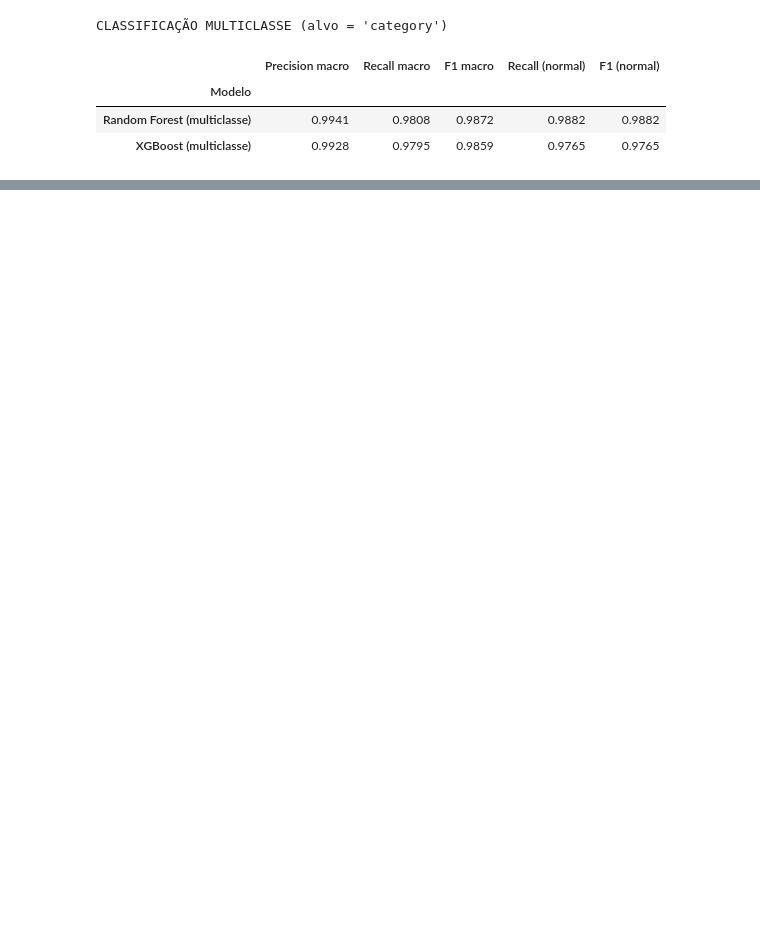
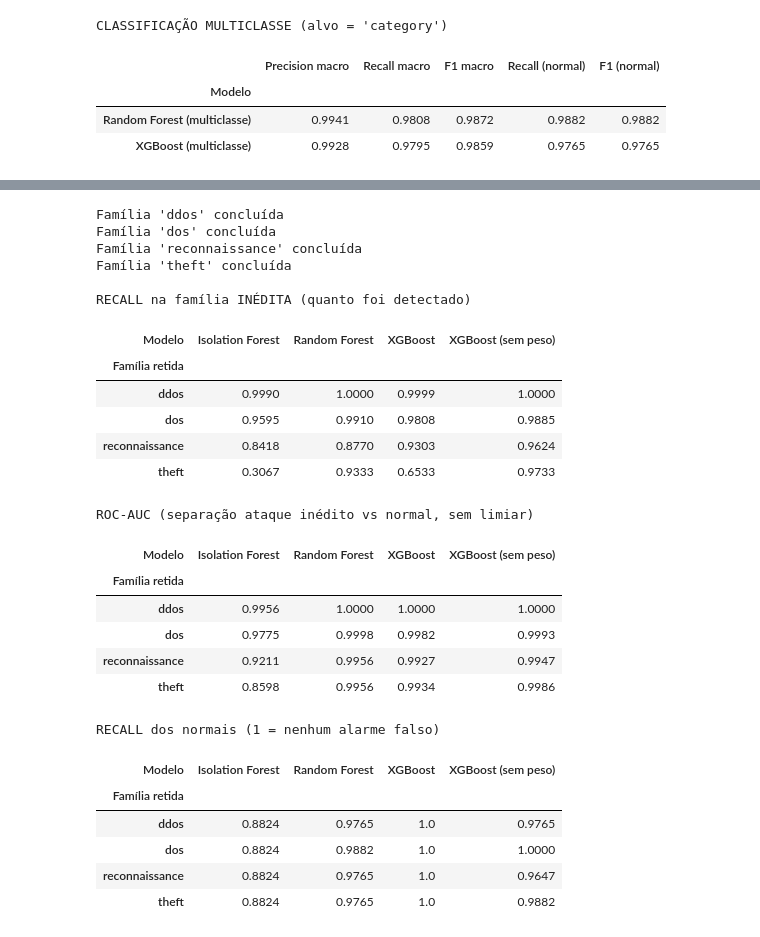
Before and after one commit to KauaLQ/cyber-sentinel, a Jupyter notebook: IoT/main.ipynb, the cells around one changed output, grey strips where cells are left out. Saved outputs shown, nothing was run; the diff lists cells and outputs as text; code cells hidden in the pictures; blank space fills up the shorter version.

```diff
--- a/IoT/main.ipynb
+++ b/IoT/main.ipynb
@@ -700,0 +967,16 @@ CLASSIFICAÇÃO MULTICLASSE (alvo = 'category')
+# %%
+FAMILIAS = ["ddos", "dos", "reconnaissance", "theft"]
+cat_all  = df_bal["category"].to_numpy()
+
+# Os normais são divididos uma única vez (80% treino / 20% teste) e reaproveitados em todas as famílias
+idx_normais = np.where(y_all_bin == 0)[0]
+normais_tr, normais_te = train_test_split(idx_normais, test_size=0.2, random_state=SEED)
+
+SPLITS_LOAO = {}
+for fam in FAMILIAS:
+    ataques_fam    = np.where(cat_all == fam)[0]                              # vão SÓ para o teste
+    ataques_outros = np.where((cat_all != fam) & (y_all_bin == 1))[0]         # treino
+    SPLITS_LOAO[fam] = (np.concatenate([normais_tr, ataques_outros]),
+                        np.concatenate([normais_te, ataques_fam]))
+    print(f"{fam:15s} -> teste: {len(ataques_fam):6d} ataques inéditos + {len(normais_te)} normais"
+          f" | treino: {len(ataques_outros):6d} ataques (outras famílias) + {len(normais_tr)} normais")
@@ -700,0 +988,44 @@ CLASSIFICAÇÃO MULTICLASSE (alvo = 'category')
+# %%
+res_loao = []
+for fam, (i_tr, i_te) in SPLITS_LOAO.items():
+    Xtr, Xte = X_all.iloc[i_tr], X_all.iloc[i_te]
+    for m in NOMES_BIN:
+        pred, score = prever_binario(m, Xtr, y_all_bin[i_tr], Xte)
+        res_loao.append({"Família retida": fam, "Modelo": NOMES_BIN[m],
+                         **metricas_binarias(y_all_bin[i_te], pred, score)})
+    print(f"Família '{fam}' concluída")
+
+df_loao = pd.DataFrame(res_loao)
+
+for coluna, titulo in [("Recall (ataque)", "RECALL na família INÉDITA (quanto foi detectado)"),
+                       ("ROC-AUC",         "ROC-AUC (separação ataque inédito vs normal, sem limiar)"),
+                       ("Recall (normal)", "RECALL dos normais (1 = nenhum alarme falso)")]:
+    print(f"\n{titulo}")
+    display(df_loao.pivot(index="Família retida", columns="Modelo", values=coluna).round(4))
+# %% [output]
+Família 'ddos' concluída
+Família 'dos' concluída
+Família 'reconnaissance' concluída
+Família 'theft' concluída
+
+RECALL na família INÉDITA (quanto foi detectado)
+| Modelo | Isolation Forest | Random Forest | XGBoost | XGBoost (sem peso) |
+| Família retida |  |  |  |  |
+| ddos | 0.9990 | 1.0000 | 0.9999 | 1.0000 |
+| dos | 0.9595 | 0.9910 | 0.9808 | 0.9885 |
+| reconnaissance | 0.8418 | 0.8770 | 0.9303 | 0.9624 |
+| theft | 0.3067 | 0.9333 | 0.6533 | 0.9733 |
+ROC-AUC (separação ataque inédito vs normal, sem limiar)
+| Modelo | Isolation Forest | Random Forest | XGBoost | XGBoost (sem peso) |
+| Família retida |  |  |  |  |
+| ddos | 0.9956 | 1.0000 | 1.0000 | 1.0000 |
+| dos | 0.9775 | 0.9998 | 0.9982 | 0.9993 |
+| reconnaissance | 0.9211 | 0.9956 | 0.9927 | 0.9947 |
+| theft | 0.8598 | 0.9956 | 0.9934 | 0.9986 |
+RECALL dos normais (1 = nenhum alarme falso)
+| Modelo | Isolation Forest | Random Forest | XGBoost | XGBoost (sem peso) |
+| Família retida |  |  |  |  |
+| ddos | 0.8824 | 0.9765 | 1.0 | 0.9765 |
+| dos | 0.8824 | 0.9882 | 1.0 | 1.0000 |
+| reconnaissance | 0.8824 | 0.9765 | 1.0 | 0.9647 |
+| theft | 0.8824 | 0.9765 | 1.0 | 0.9882 |
```
Also changed, not shown: parts of 17 cells of this notebook.
